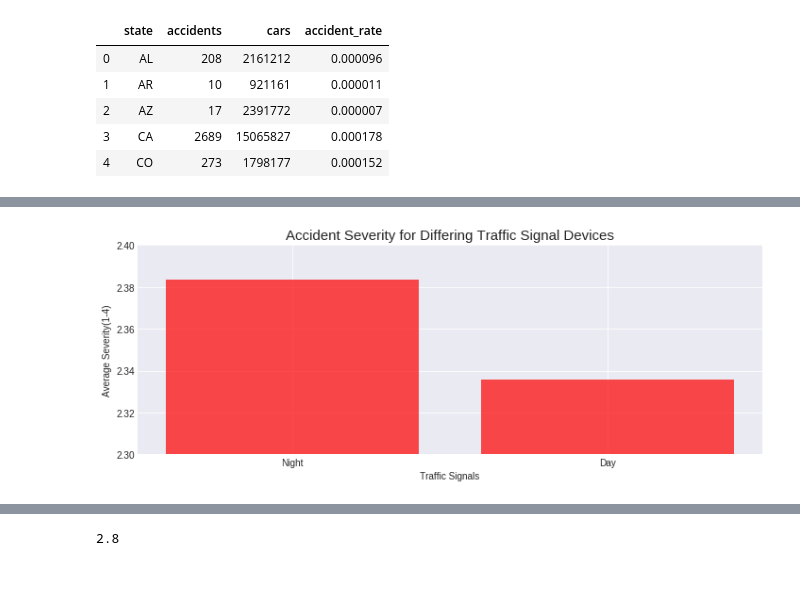
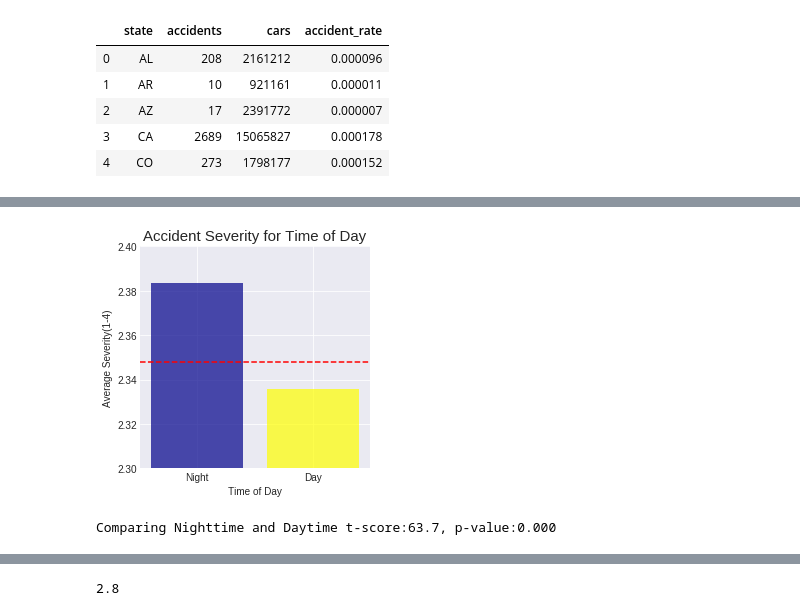
Before and after one commit to ddiaz164/Traffic_Accidents_US, a Jupyter notebook: notebooks/corr_analysis.ipynb, the cells around one changed output, grey strips where cells are left out. Cells and saved outputs as stored; diff of their text form; code cells hidden in the pictures; blank space fills up the shorter version.

```diff
--- a/notebooks/corr_analysis.ipynb
+++ b/notebooks/corr_analysis.ipynb
@@ -213,12 +263,18 @@ times = ['Night', 'Day']
 # %%
-fig, ax = plt.subplots(figsize=(10,4))
-ax.bar(times, times_means, color='r', alpha=.7)
+fig, ax = plt.subplots(figsize=(4,4))
+ax.bar(times, times_means, color=['darkblue', 'yellow'], alpha=.7)
 ax.set_ylim(2.3,2.4)
-ax.set_xlabel('Traffic Signals')
+ax.set_xlabel('Time of Day')
+ax.axhline(np.mean(data['Severity']), linestyle='--', color='r')
 ax.set_ylabel('Average Severity(1-4)')
-ax.set_title('Accident Severity for Differing Traffic Signal Devices', size=15)
-plt.savefig('../images/sev_traffic.png')
+ax.set_title('Accident Severity for Time of Day', size=15)
+plt.savefig('../images/sev_time.png')
 plt.tight_layout()
 # %% [output]
-[figure, old version]
+[figure, new version]
+# %%
+t,p = stats.ttest_ind(Night['Severity'].values, Day['Severity'].values)
+print(f'Comparing Nighttime and Daytime t-score:{t:.1f}, p-value:{p:.3f}')
+# %% [output]
+Comparing Nighttime and Daytime t-score:63.7, p-value:0.000
 # %%
```
Also changed, not shown: parts of 18 cells of this notebook, 9 other files.
